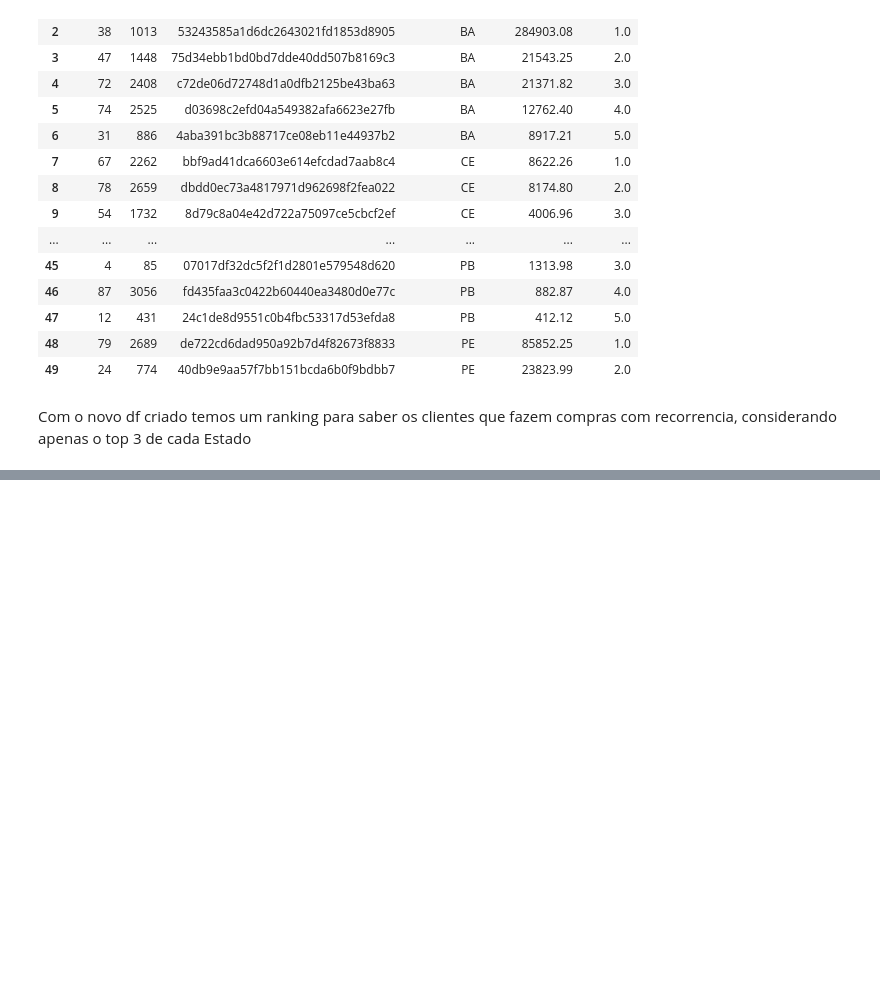
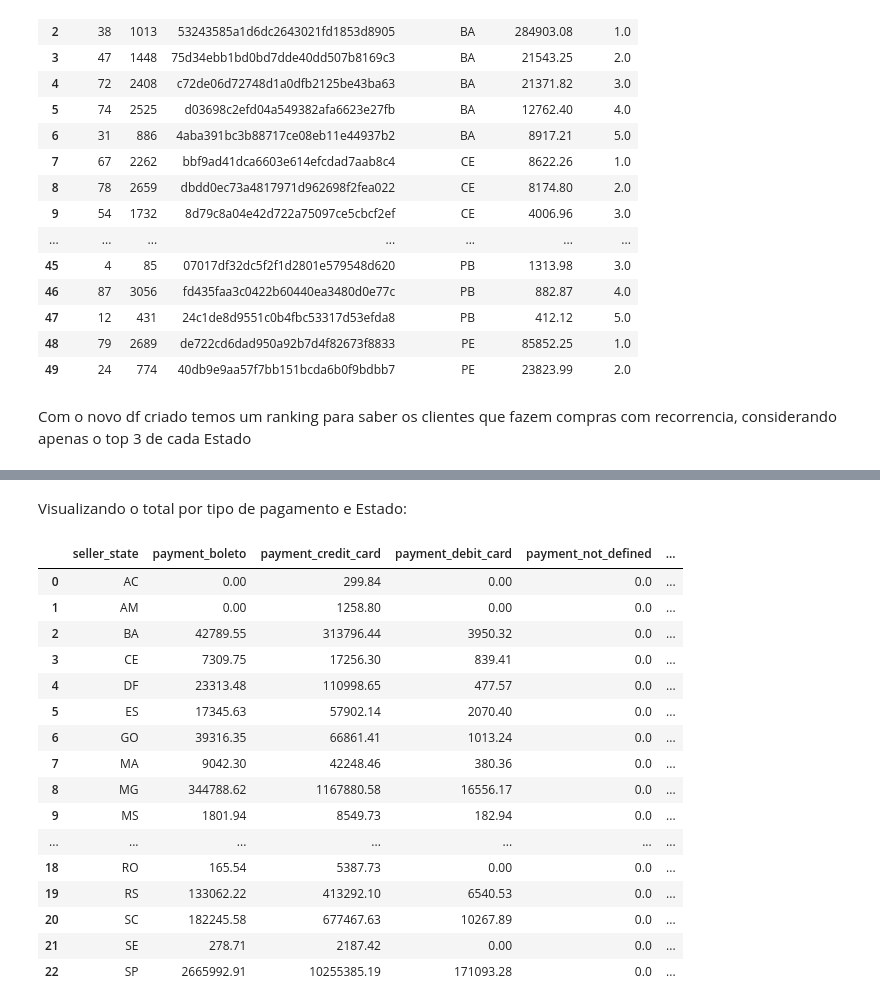
Before and after one commit to Henriquedelira/T-cnicas_de_Programa-o_1_ADA, a Jupyter notebook: Técnicas_de_Programação_1_HENRIQUE_LIRA.ipynb, the cells around one changed output, grey strips where cells are left out. Cells and saved outputs as stored; diff of their text form; code cells hidden in the pictures; blank space fills up the shorter version.

```diff
--- a/Técnicas_de_Programação_1_HENRIQUE_LIRA.ipynb
+++ b/Técnicas_de_Programação_1_HENRIQUE_LIRA.ipynb
@@ -1309,3 +1302,28 @@ df_base_completo
+# %% [markdown]
+Visualizando o total por tipo de pagamento e Estado:
+# %%
+#Realizando um groupby para saber qual cliente mais recorrente por estado
+df_tipo_pagamento = df_base_completo.groupby(['seller_state'])['payment_boleto', 'payment_credit_card', 'payment_debit_card', 'payment_not_defined', 'payment_voucher'].sum().reset_index()
+# %%
+df_tipo_pagamento
+# %% [output]
+|  | seller_state | payment_boleto | payment_credit_card | payment_debit_card | payment_not_defined | ... |
+| 0 | AC | 0.00 | 299.84 | 0.00 | 0.0 | ... |
+| 1 | AM | 0.00 | 1258.80 | 0.00 | 0.0 | ... |
+| 2 | BA | 42789.55 | 313796.44 | 3950.32 | 0.0 | ... |
+| 3 | CE | 7309.75 | 17256.30 | 839.41 | 0.0 | ... |
+| 4 | DF | 23313.48 | 110998.65 | 477.57 | 0.0 | ... |
+| 5 | ES | 17345.63 | 57902.14 | 2070.40 | 0.0 | ... |
+| 6 | GO | 39316.35 | 66861.41 | 1013.24 | 0.0 | ... |
+| 7 | MA | 9042.30 | 42248.46 | 380.36 | 0.0 | ... |
+| 8 | MG | 344788.62 | 1167880.58 | 16556.17 | 0.0 | ... |
+| 9 | MS | 1801.94 | 8549.73 | 182.94 | 0.0 | ... |
+| ... | ... | ... | ... | ... | ... | ... |
+| 18 | RO | 165.54 | 5387.73 | 0.00 | 0.0 | ... |
+| 19 | RS | 133062.22 | 413292.10 | 6540.53 | 0.0 | ... |
+| 20 | SC | 182245.58 | 677467.63 | 10267.89 | 0.0 | ... |
+| 21 | SE | 278.71 | 2187.42 | 0.00 | 0.0 | ... |
+| 22 | SP | 2665992.91 | 10255385.19 | 171093.28 | 0.0 | ... |
 # %%
 
 file_name = '/content/drive/MyDrive/Técnicas de programação/Base Completa.xlsx'
```
Also changed, not shown: parts of 13 cells of this notebook.
